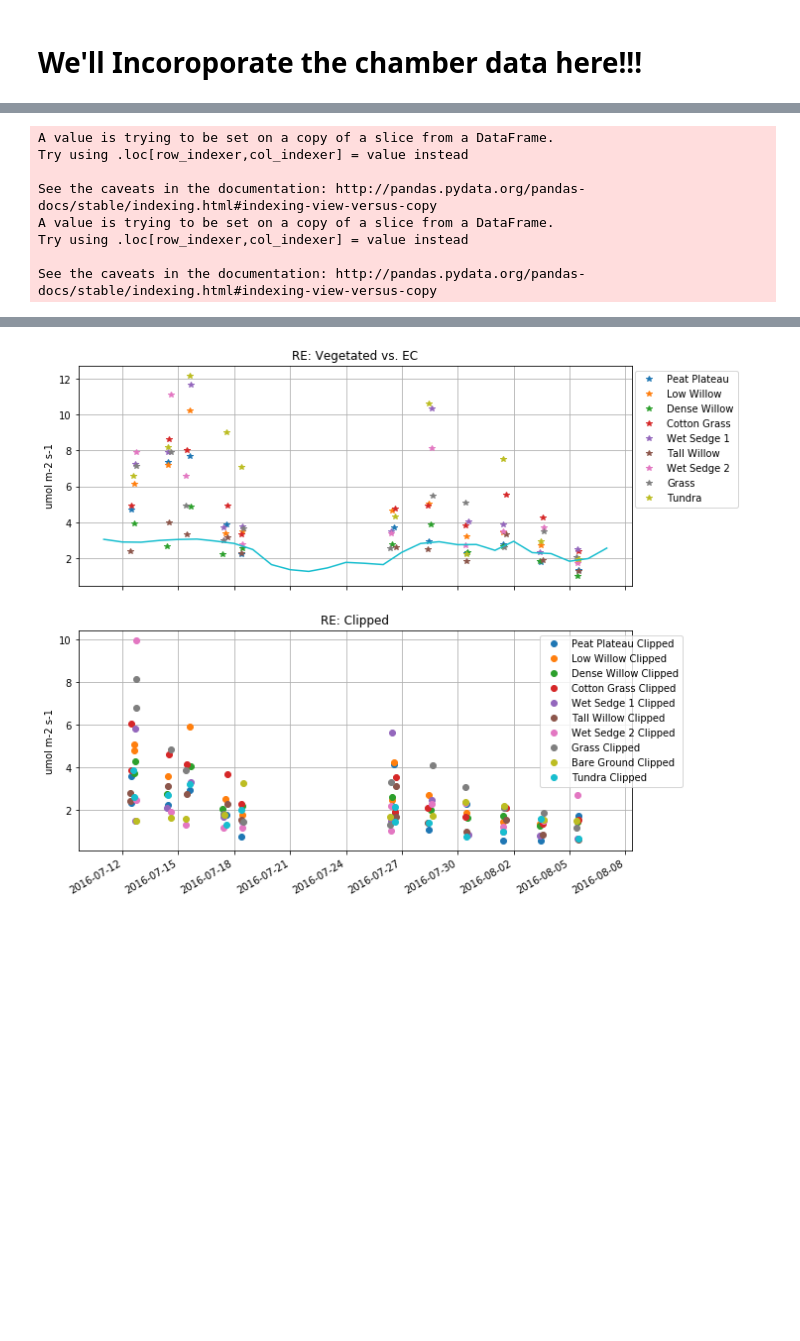
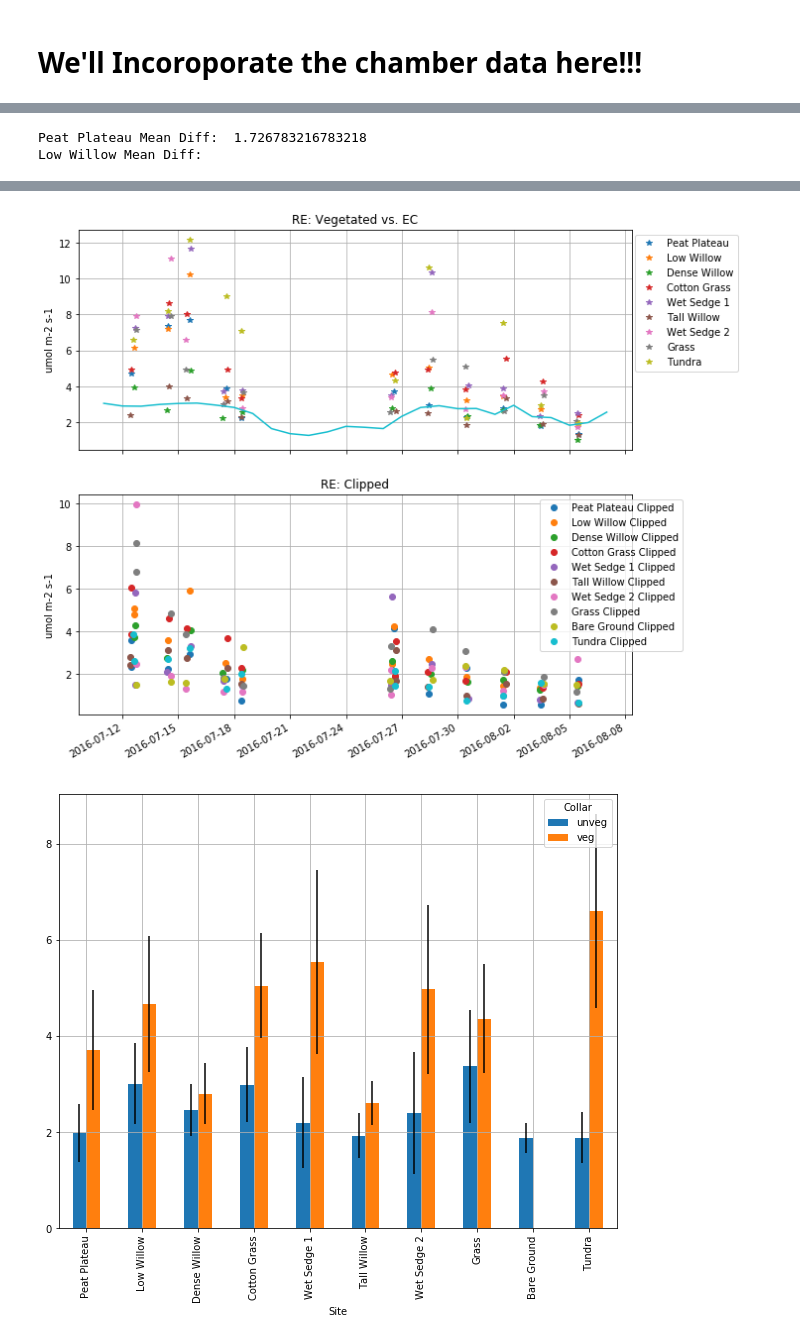
Before and after one commit to June-Skeeter/Illisarvik_Processing, a Jupyter notebook: Compiler.ipynb, the cells around one changed output, grey strips where cells are left out. Saved outputs shown, nothing was run; the diff lists cells and outputs as text; code cells hidden in the pictures; blank space fills up the shorter version.

```diff
--- a/Compiler.ipynb
+++ b/Compiler.ipynb
@@ -158,12 +230,21 @@ axes[0].set_title('RE: Vegetated vs. EC')
 axes[1].set_title('RE: Clipped')
 # axes[2].set_title('R')
 fig.autofmt_xdate()
+
+
+Flux = 'CO2 Flux (umol/m2/s)'
+
+
+fig,ax = plt.subplots(1,1,figsize= (10,8))
+CDMean[Flux].unstack().plot.bar(stacked=False,yerr=CDStd[Flux].unstack(),ax=ax)
+# CD2[Flux].unstack().plot(kind='errorbar', stacked=False)
+# plt.yscale('symlog')
+plt.grid()
+XL = [item.get_text() for item in ax.get_xticklabels()]
+for i,l in enumerate(XL):
+    XL[i] = Names[l]
+
+ax.set_xticklabels(XL)
 # %% [output]
-A value is trying to be set on a copy of a slice from a DataFrame.
-Try using .loc[row_indexer,col_indexer] = value instead
-
-See the caveats in the documentation: http://pandas.pydata.org/pandas-docs/stable/indexing.html#indexing-view-versus-copy
-A value is trying to be set on a copy of a slice from a DataFrame.
-Try using .loc[row_indexer,col_indexer] = value instead
-
-See the caveats in the documentation: http://pandas.pydata.org/pandas-docs/stable/indexing.html#indexing-view-versus-copy
+Peat Plateau Mean Diff:  1.726783216783218
+Low Willow Mean Diff:
@@ -179 +267,2 @@ Tundra Mean Diff:  4.713146853146854
 [figure]
+[figure, added]
```
Also changed, not shown: parts of 9 cells of this notebook, 3 other files.
